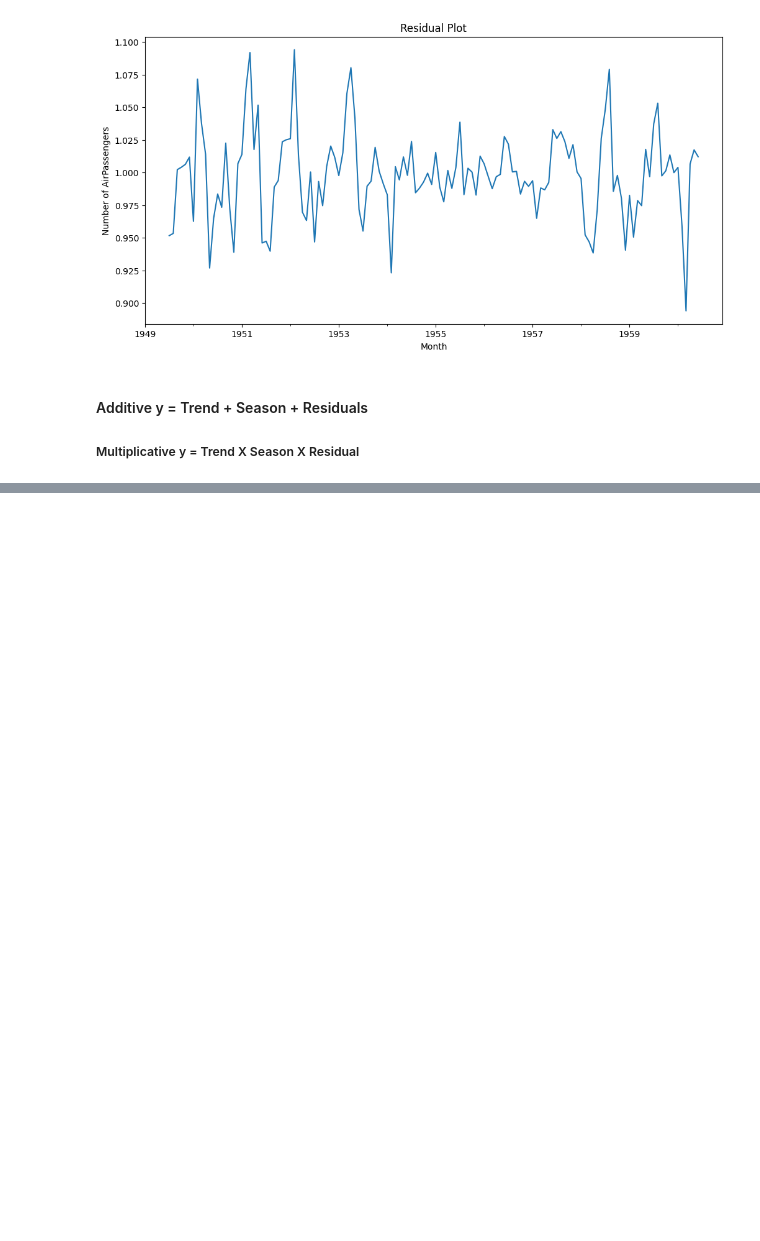
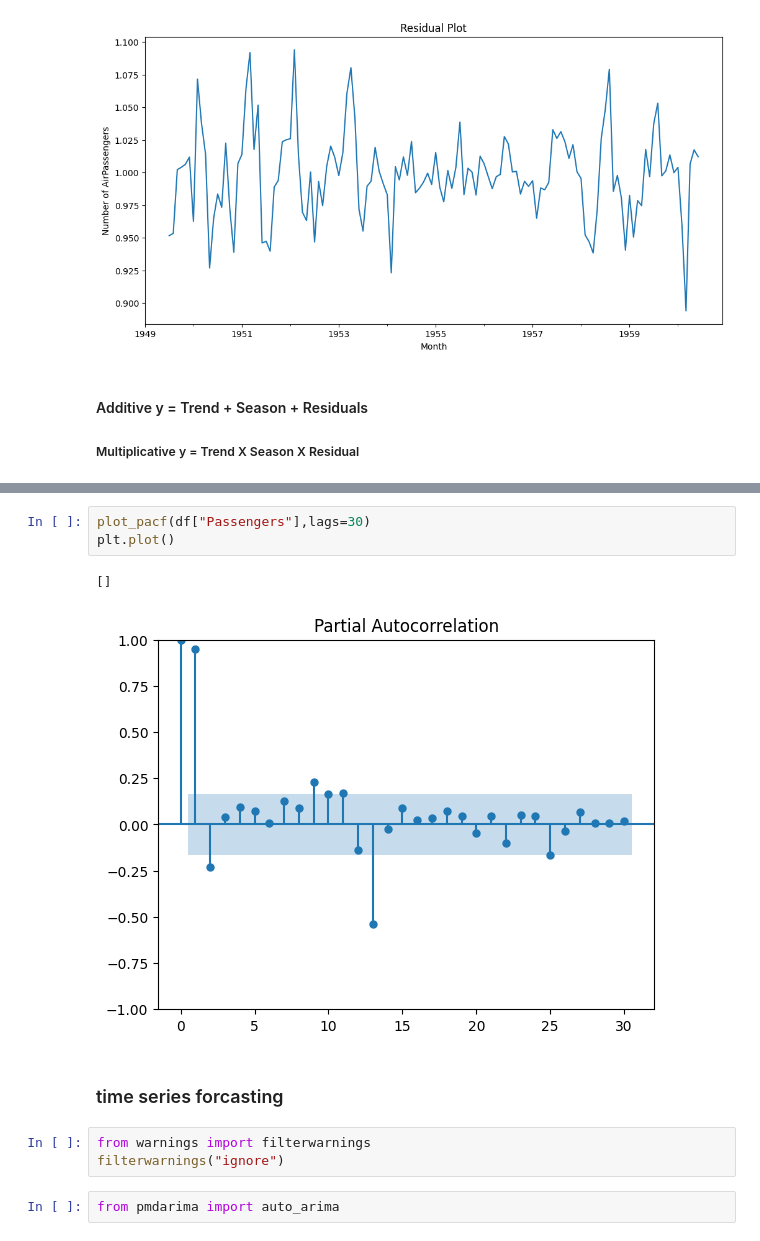
Before and after one commit to 8767518030/Advance-python, a Jupyter notebook: time_series.ipynb, the cells around one changed output, grey strips where cells are left out. Drawn from its saved outputs; the diff is of its cells as text; blank space fills up the shorter version.

```diff
--- a/time_series.ipynb
+++ b/time_series.ipynb
@@ -208,0 +217,13 @@ plt.show()
+# %%
+plot_pacf(df["Passengers"],lags=30)
+plt.plot()
+# %% [output]
+[]
+[figure, added]
+# %% [markdown]
+### time series forcasting
+# %%
+from warnings import filterwarnings
+filterwarnings("ignore")
+# %%
+from pmdarima import auto_arima
```
Also changed, not shown: parts of 22 cells of this notebook.
